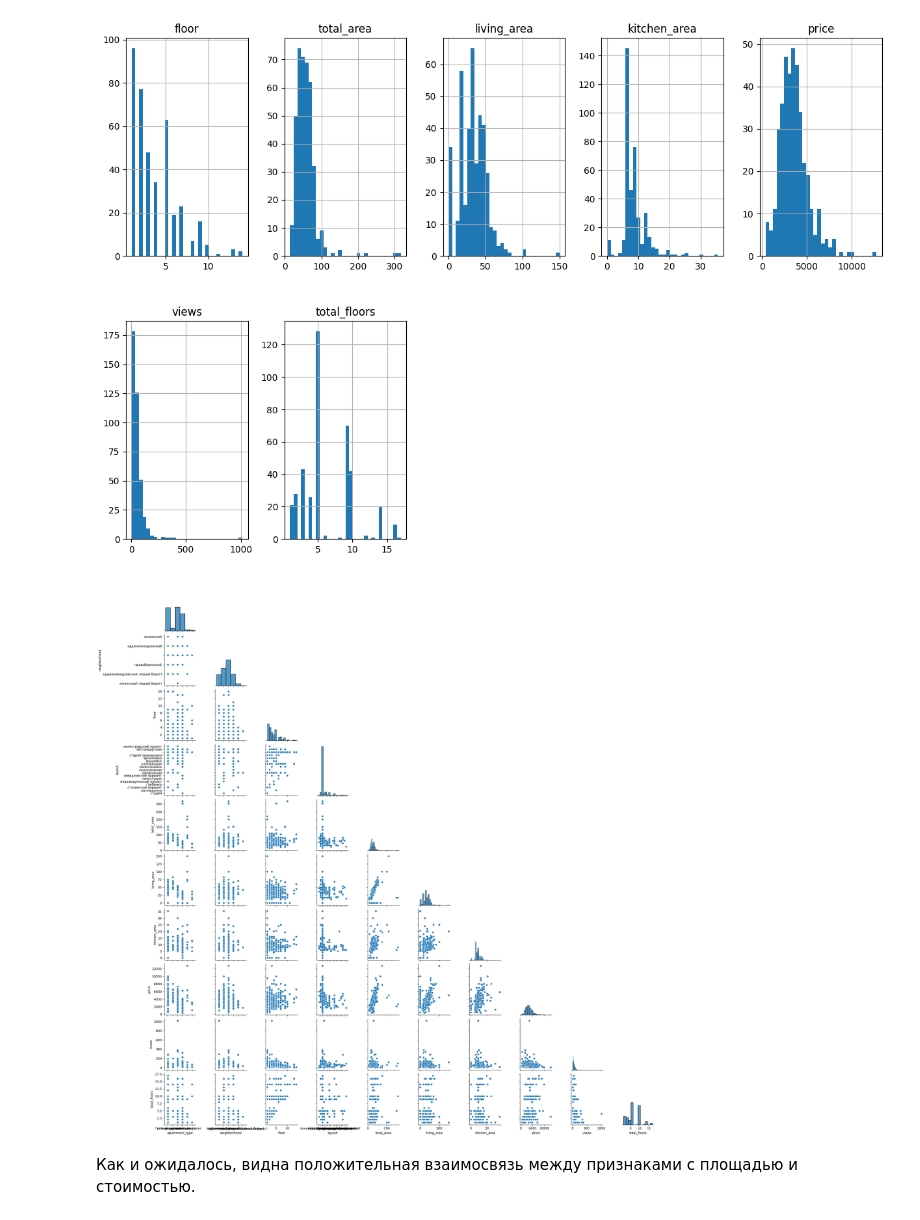
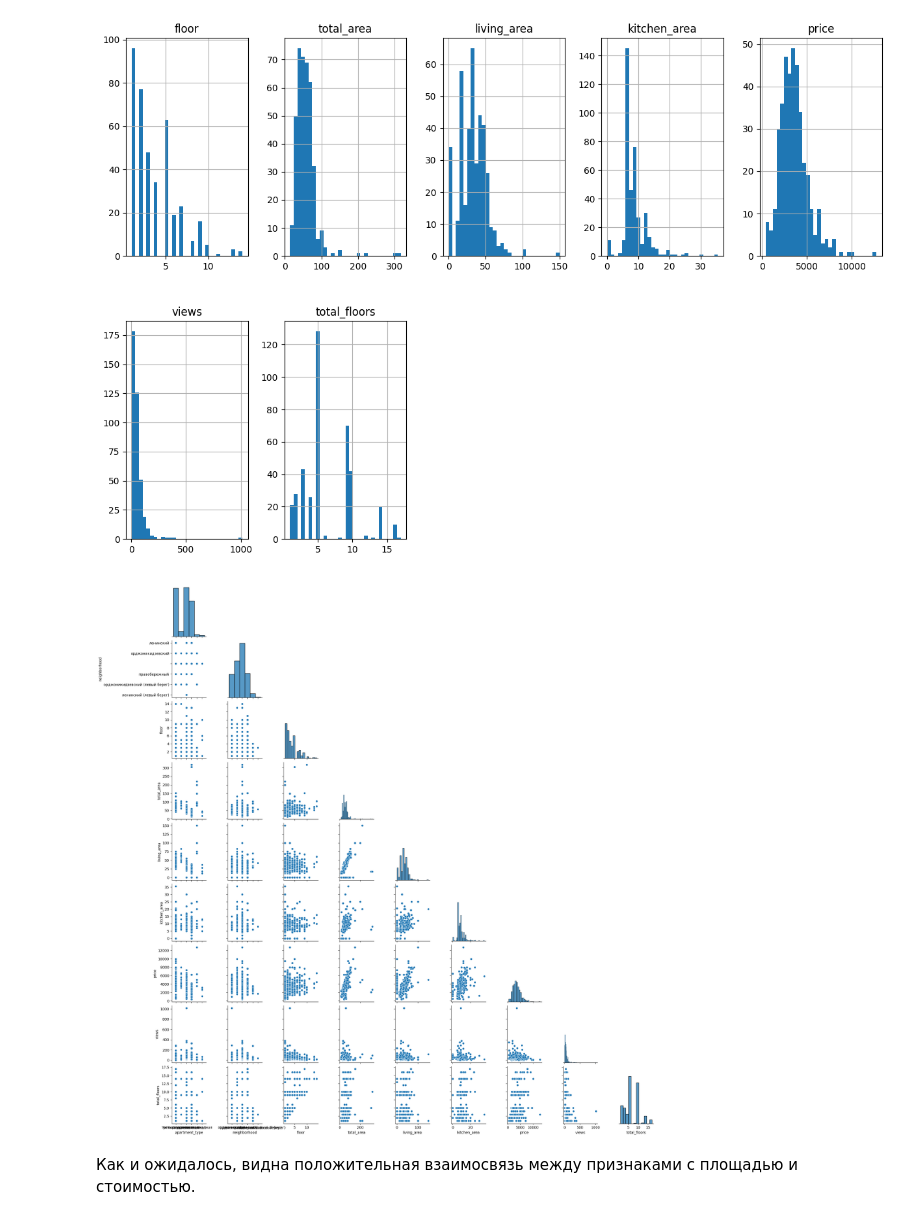
Before and after one commit to ZigangareevaS/test_belka, a Jupyter notebook: housing_price.ipynb, the cells around one changed output. Saved outputs shown, nothing was run; the diff lists cells and outputs as text; code cells hidden in the pictures.

```diff
--- a/housing_price.ipynb
+++ b/housing_price.ipynb
@@ -391,12 +391,12 @@ df.drop(['date_app', 'date_update'], axis = 1).hist(figsize=(15, 10), layout=(-1
 # %%
 sns.pairplot(
     df,
     vars=['apartment_type',
-       'neighborhood', 'floor', 'layout', 'total_area',
+       'neighborhood', 'floor', 'total_area',
        'living_area', 'kitchen_area', 'price', 'views', 'total_floors'],
     corner=True,
 );
 # %% [output]
-[figure, old version]
+[figure, new version]
 # %% [markdown]
 Как и ожидалось, видна положительная взаимосвязь между признаками с площадью и стоимостью.
```
Also changed, not shown: parts of 21 cells of this notebook.
